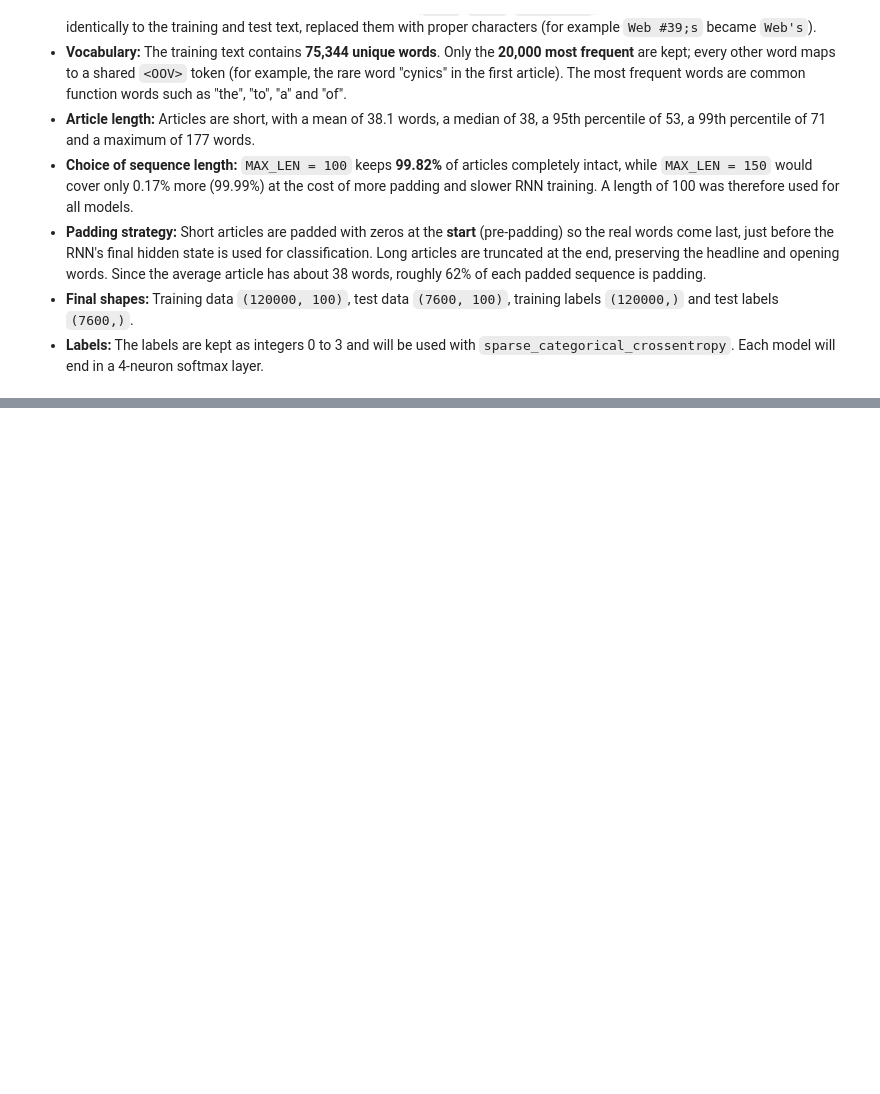
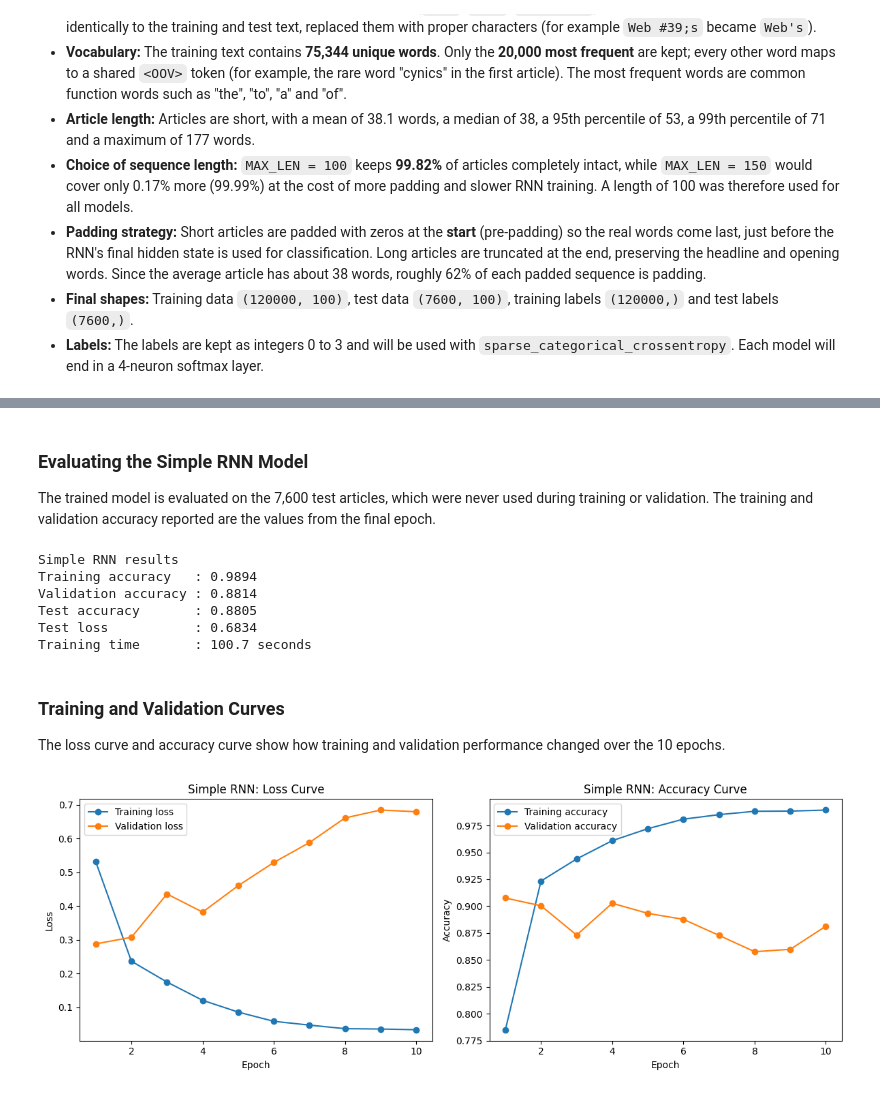
Before and after one commit to mrudultkt/rnn-text-classification-ag-news, a Jupyter notebook: Mrudul_Mukundan_PGDSAIML_B4.ipynb, the cells around one changed output, grey strips where cells are left out. Drawn from its saved outputs; the diff is of its cells as text; code cells hidden in the pictures; blank space fills up the shorter version.

Commit message:
done simple rnn training and lstm training

```diff
--- a/Mrudul_Mukundan_PGDSAIML_B4.ipynb
+++ b/Mrudul_Mukundan_PGDSAIML_B4.ipynb
@@ -424,0 +449,17 @@ Original (cleaned)   : Wall St. Bears Claw Back Into the Black (Reuters) Reuters
+# %%
+from sklearn.model_selection import train_test_split
+
+# Stratified random split: same class proportions in training and validation
+X_tr, X_val, y_tr, y_val = train_test_split(
+    X_train, y_train,
+    test_size=0.2,
+    random_state=42,
+    stratify=y_train
+)
+
+print("Training set shape  :", X_tr.shape, y_tr.shape)
+print("Validation set shape:", X_val.shape, y_val.shape)
+print("Test set shape      :", X_test.shape, y_test.shape)
+
+print("\nClass counts in training set  :", np.bincount(y_tr))
+print("Class counts in validation set:", np.bincount(y_val))
@@ -424,0 +573,6 @@ Original (cleaned)   : Wall St. Bears Claw Back Into the Black (Reuters) Reuters
+# %%
+# Build the Simple RNN model
+model_rnn = build_model(SimpleRNN(HIDDEN_UNITS))
+
+# Model summary
+model_rnn.summary()
@@ -424,0 +599,2 @@ Original (cleaned)   : Wall St. Bears Claw Back Into the Black (Reuters) Reuters
+# %%
+history_rnn, time_rnn = train_model(model_rnn, "Simple RNN")
@@ -424,0 +619,21 @@ Original (cleaned)   : Wall St. Bears Claw Back Into the Black (Reuters) Reuters
+# %% [markdown]
+### Evaluating the Simple RNN Model
+
+The trained model is evaluated on the 7,600 test articles, which were never used during training or validation. The training and validation accuracy reported are the values from the final epoch.
+# %%
+evaluate_model(model_rnn, history_rnn, time_rnn, "Simple RNN")
+# %% [output]
+Simple RNN results
+Training accuracy   : 0.9894
+Validation accuracy : 0.8814
+Test accuracy       : 0.8805
+Test loss           : 0.6834
+Training time       : 100.7 seconds
+# %% [markdown]
+### Training and Validation Curves
+
+The loss curve and accuracy curve show how training and validation performance changed over the 10 epochs.
+# %%
+plot_history(history_rnn, "Simple RNN")
+# %% [output]
+[figure, added]
```
Also changed, not shown: parts of 15 cells of this notebook.
